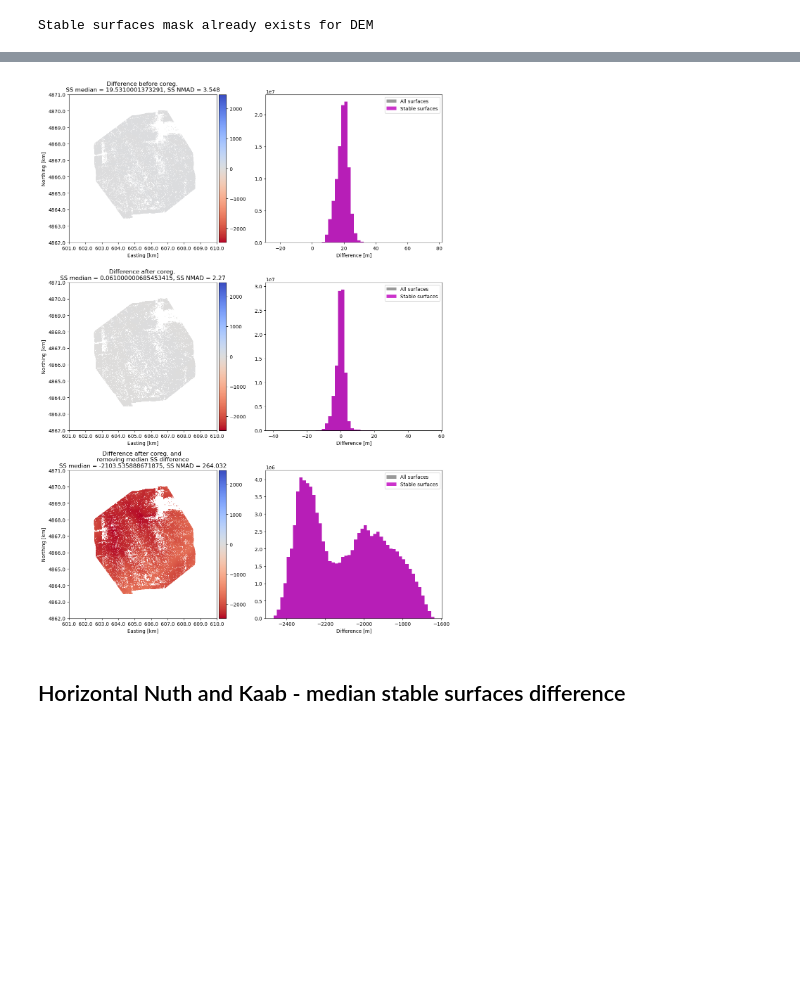
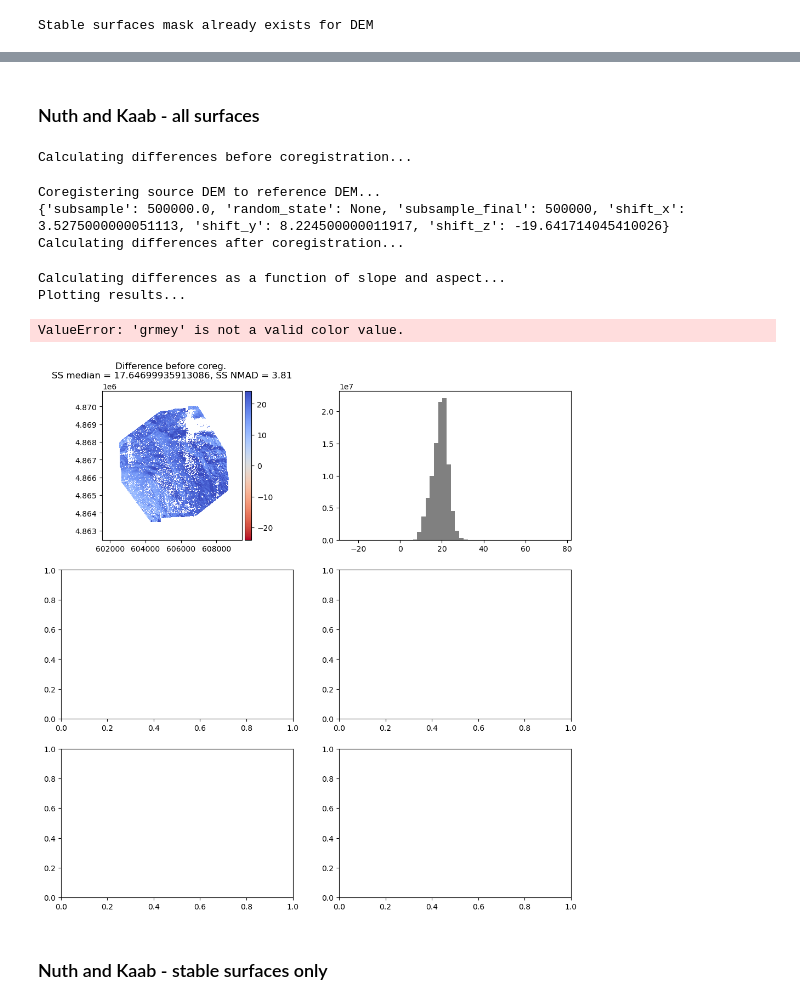
Before and after one commit to RaineyAbe/skysat_snow, a Jupyter notebook: dem_to_snow_depth_pipeline.ipynb, the cells around one changed output, grey strips where cells are left out. Drawn from its saved outputs; the diff is of its cells as text; code cells hidden in the pictures; blank space fills up the shorter version.

Commit message:
coregistration edits

```diff
--- a/dem_to_snow_depth_pipeline.ipynb
+++ b/dem_to_snow_depth_pipeline.ipynb
@@ -20,14 +20,14 @@ import math
 # Define site name and source DEM date for convenience
 site_name = 'MCS'
 sourcedem_date = '20240420'
-data_path = f'/Volumes/LaCie/raineyaberle/Research/PhD/SkySat-Stereo/study-sites/{site_name}'
-# data_path = f'/Users/rdcrlrka/Research/PhD/SkySat-Stereo/study-sites/{site_name}/'
+# data_path = f'/Volumes/LaCie/raineyaberle/Research/PhD/SkySat-Stereo/study-sites/{site_name}'
+data_path = f'/Users/rdcrlrka/Research/PhD/SkySat-Stereo/study-sites/{site_name}/'
 refdem_fn = os.path.join(data_path, 'refdem', 'MCS_REFDEM_WGS84.tif')
 sourcedem_fn = glob.glob(os.path.join(data_path, sourcedem_date, '*DEM_masked.tif'))[0]
 
 # Define path for output snow depth images
-out_dir = '/Volumes/LaCie/raineyaberle/Research/PhD/SkySat-Stereo/snow_depth_maps'
-# out_dir = f'/Users/rdcrlrka/Research/PhD/SkySat-Stereo/snow_depth_maps/'
+# out_dir = '/Volumes/LaCie/raineyaberle/Research/PhD/SkySat-Stereo/snow_depth_maps'
+out_dir = f'/Users/rdcrlrka/Research/PhD/SkySat-Stereo/snow_depth_maps/'
 
 # Check that files exist
 # if not os.path.exists(refdem_fn):
@@ -412,44 +247,0 @@ diff_after_adj.plot()
-# %%
-fig, ax = plt.subplots(3, 2, figsize=(12,16))
-ax = ax.flatten()
-# Determine color limits
-vmin = np.nanmin([diff_before.data.min(), diff_after.data.min(), diff_after_adj.data.min()])
-vmax = np.nanmax([diff_before.data.max(), diff_after.data.max(), diff_after_adj.data.max()])
-vmax_abs = np.nanmax([np.abs(vmin), np.abs(vmax)])  # Determine max absolute value to center color at 0
-vmin, vmax = -vmax_abs, vmax_abs
-# Differences before coregistration
-diff_before.plot(cmap="coolwarm_r", vmin=vmin, vmax=vmax, ax=ax[0])
-ax[0].set_title(f'Difference before coreg. \nSS median = {np.round(diff_before_ss_median, 3)}, SS NMAD = {np.round(diff_before_ss_nmad, 3)}')
-ax[1].hist(np.ravel(diff_before.data), bins=50, color='grey', alpha=0.8, label='All surfaces')
-ax[1].hist(np.ravel(diff_before_ss.data), bins=50, color='m', alpha=0.8, label='Stable surfaces')
-ax[1].set_xlabel('Difference [m]')
-ax[1].legend(loc='best')
-# Differences after coregistration
-diff_after.plot(cmap="coolwarm_r", vmin=vmin, vmax=vmax, ax=ax[2])
-ax[2].set_title(f'Difference after coreg. \nSS median = {np.round(diff_after_ss_median, 3)}, SS NMAD = {np.round(diff_after_ss_nmad, 3)}')
-ax[3].hist(np.ravel(diff_after.data), bins=50, color='grey', alpha=0.8, label='All surfaces')
-ax[3].hist(np.ravel(diff_after_ss.data), bins=50, color='m', alpha=0.8, label='Stable surfaces')
-ax[3].set_xlabel('Difference [m]')
-ax[3].legend(loc='best')
-# Differences after coregistration - median SS difference
-diff_after_adj.plot(cmap="coolwarm_r", vmin=vmin, vmax=vmax, ax=ax[4])
-ax[4].set_title(f'Difference after coreg. and \nremoving median SS difference\nSS median = {np.round(diff_after_adj_ss_median, 3)}, SS NMAD = {np.round(diff_after_adj_ss_nmad, 3)}')
-ax[5].hist(np.ravel(diff_after_adj.data), bins=50, color='grey', alpha=0.8, label='All surfaces')
-ax[5].hist(np.ravel(diff_after_adj_ss.data), bins=50, color='m', alpha=0.8, label='Stable surfaces')
-ax[5].set_xlabel('Difference [m]')
-ax[5].legend(loc='best')
-# Adjust map units to km
-for axis in [ax[0], ax[2], ax[4]]:
-    axis.set_xticks(axis.get_xticks())
-    axis.set_xticklabels(np.divide(axis.get_xticks(), 1e3).astype(str))
-    axis.set_yticks(axis.get_yticks())
-    axis.set_yticklabels(np.divide(axis.get_yticks(), 1e3).astype(str))
-    axis.set_xlabel('Easting [km]')
-    axis.set_ylabel('Northing [km]')
-
-fig.tight_layout()
-plt.show()
-# %% [output]
-[figure, removed]
-# %% [markdown]
-## Horizontal Nuth and Kaab - median stable surfaces difference
@@ -455,0 +374,19 @@ plt.show()
+# %% [markdown]
+### Nuth and Kaab - all surfaces
+# %%
+diff_after = coregister_difference(ref_dem_fn=refdem_fn,
+                                   source_dem_fn=sourcedem_fn,
+                                   ss_mask_fn=ss_fn,
+                                   coreg_method='NuthKaab',
+                                   coreg_ss_only=False)
+# %% [output]
+Calculating differences before coregistration...
+Coregistering source DEM to reference DEM...
+{'subsample': 500000.0, 'random_state': None, 'subsample_final': 500000, 'shift_x': 3.5275000000051113, 'shift_y': 8.224500000011917, 'shift_z': -19.641714045410026}
+Calculating differences after coregistration...
+Calculating differences as a function of slope and aspect...
+Plotting results...
+ValueError: 'grmey' is not a valid color value.
+[figure, added]
+# %% [markdown]
+### Nuth and Kaab - stable surfaces only
```
Also changed, not shown: parts of 12 cells of this notebook, 1 other file.
